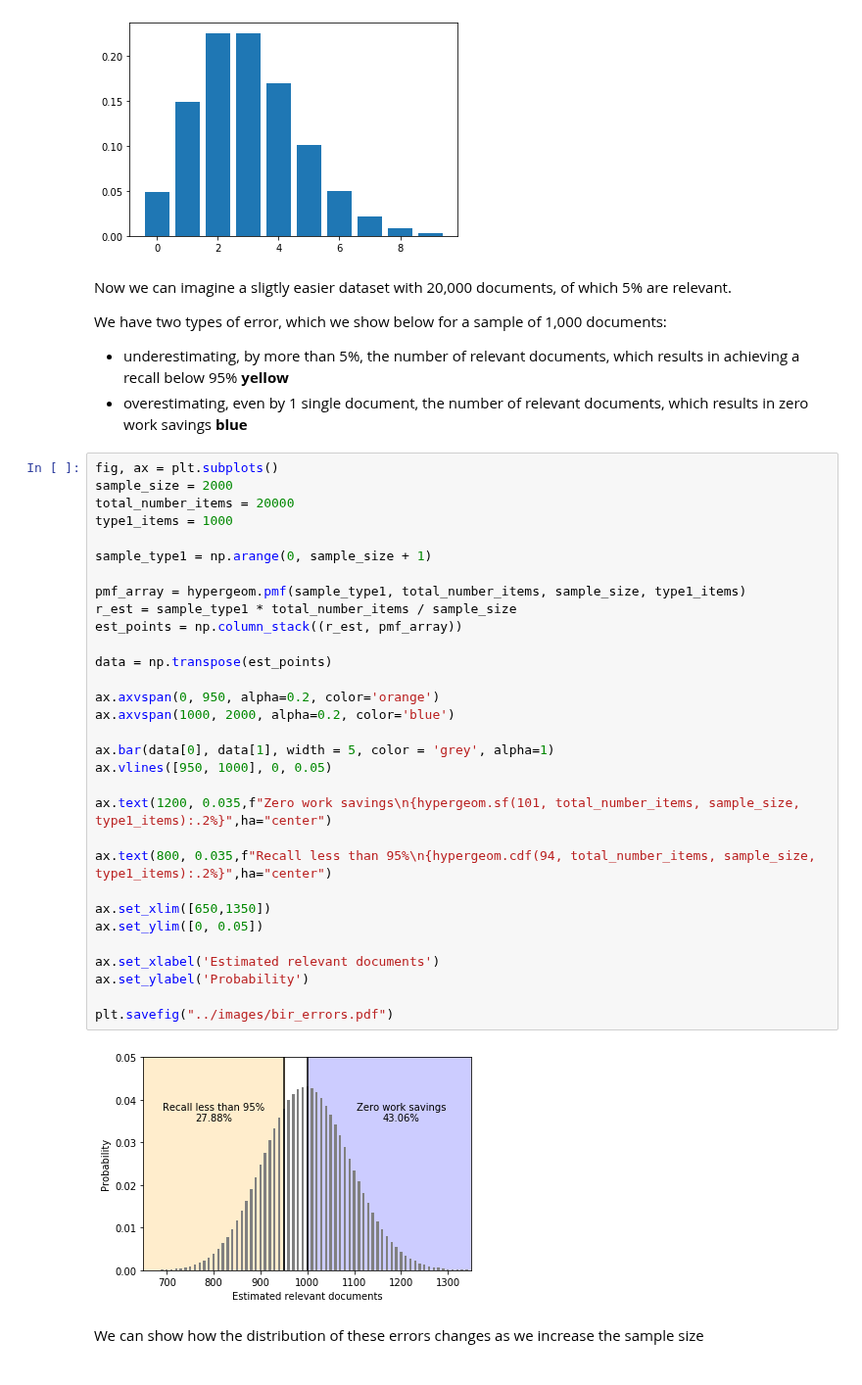
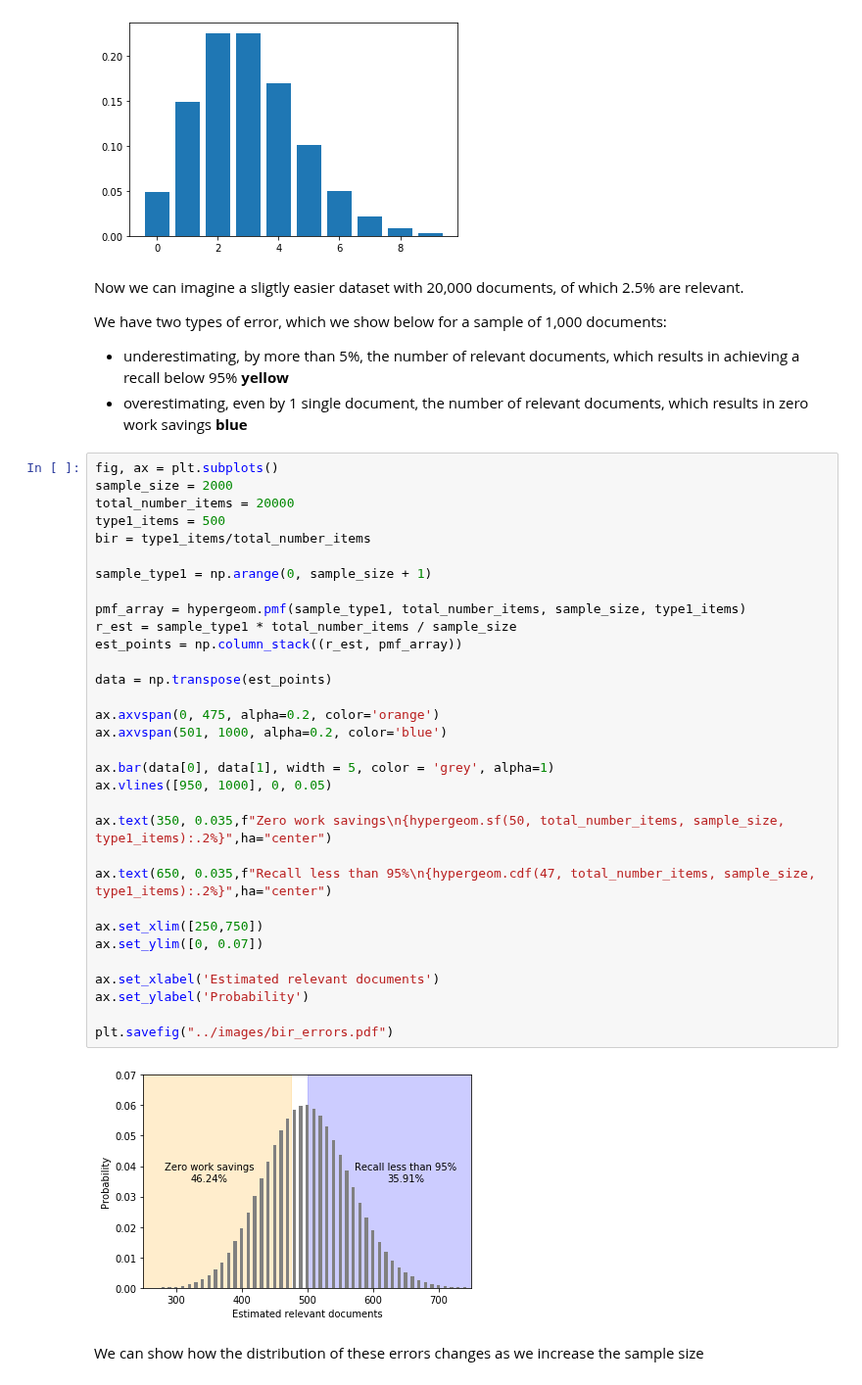
Before and after one commit to mcallaghan/rapid-screening, a Jupyter notebook: analysis/bir_theory.ipynb, the cells around one changed output. Shown at 98% size. Drawn from its saved outputs; the diff is of its cells as text.

Commit message:
update plots

```diff
--- a/analysis/bir_theory.ipynb
+++ b/analysis/bir_theory.ipynb
@@ -178,7 +178,7 @@ plt.show()
 0.42194385774178944
 [figure]
 # %% [markdown]
-Now we can imagine a sligtly easier dataset with 20,000 documents, of which 5\% are relevant.
+Now we can imagine a sligtly easier dataset with 20,000 documents, of which 2.5\% are relevant.
 
 We have two types of error, which we show below for a sample of 1,000 documents:
 
@@ -187,36 +187,37 @@ We have two types of error, which we show below for a sample of 1,000 documents:
 # %%
 fig, ax = plt.subplots()
 sample_size = 2000
 total_number_items = 20000
-type1_items = 1000
+type1_items = 500
+bir = type1_items/total_number_items
 
 sample_type1 = np.arange(0, sample_size + 1)
 
 pmf_array = hypergeom.pmf(sample_type1, total_number_items, sample_size, type1_items)
 r_est = sample_type1 * total_number_items / sample_size
 est_points = np.column_stack((r_est, pmf_array))
 
 data = np.transpose(est_points)
 
-ax.axvspan(0, 950, alpha=0.2, color='orange')
-ax.axvspan(1000, 2000, alpha=0.2, color='blue')
+ax.axvspan(0, 475, alpha=0.2, color='orange')
+ax.axvspan(501, 1000, alpha=0.2, color='blue')
 
 ax.bar(data[0], data[1], width = 5, color = 'grey', alpha=1)
 ax.vlines([950, 1000], 0, 0.05)
 
-ax.text(1200, 0.035,f"Zero work savings\n{hypergeom.sf(101, total_number_items, sample_size, type1_items):.2%}",ha="center")
+ax.text(350, 0.035,f"Zero work savings\n{hypergeom.sf(50, total_number_items, sample_size, type1_items):.2%}",ha="center")
 
-ax.text(800, 0.035,f"Recall less than 95%\n{hypergeom.cdf(94, total_number_items, sample_size, type1_items):.2%}",ha="center")
+ax.text(650, 0.035,f"Recall less than 95%\n{hypergeom.cdf(47, total_number_items, sample_size, type1_items):.2%}",ha="center")
 
-ax.set_xlim([650,1350])
-ax.set_ylim([0, 0.05])
+ax.set_xlim([250,750])
+ax.set_ylim([0, 0.07])
 
 ax.set_xlabel('Estimated relevant documents')
 ax.set_ylabel('Probability')
 
 plt.savefig("../images/bir_errors.pdf")
 # %% [output]
-[figure, old version]
+[figure, new version]
 # %% [markdown]
 We can show how the distribution of these errors changes as we increase the sample size
 # %%
```
Also changed, not shown: parts of 1 cell of this notebook, 2 other files.
